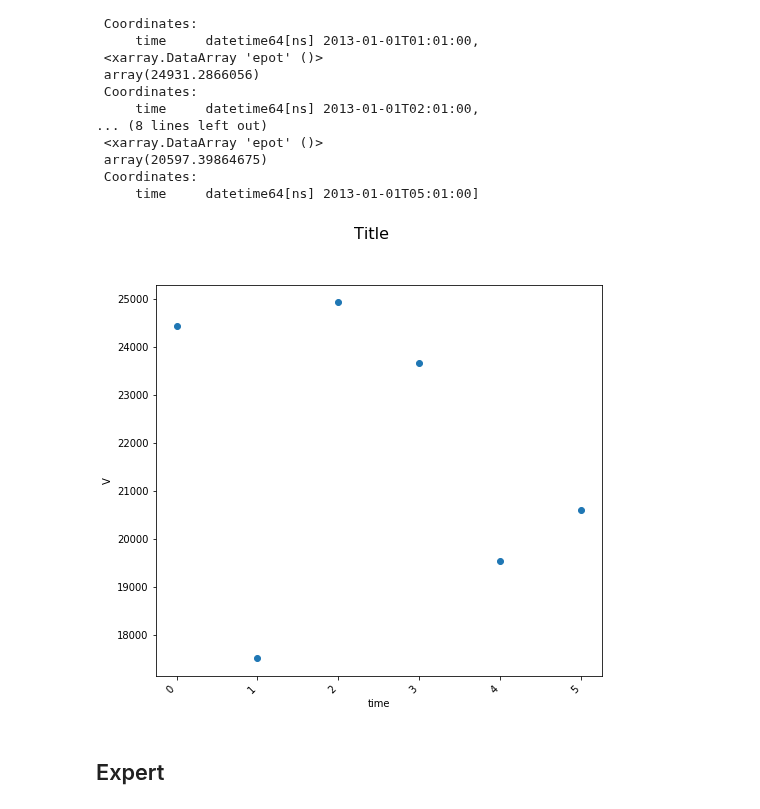
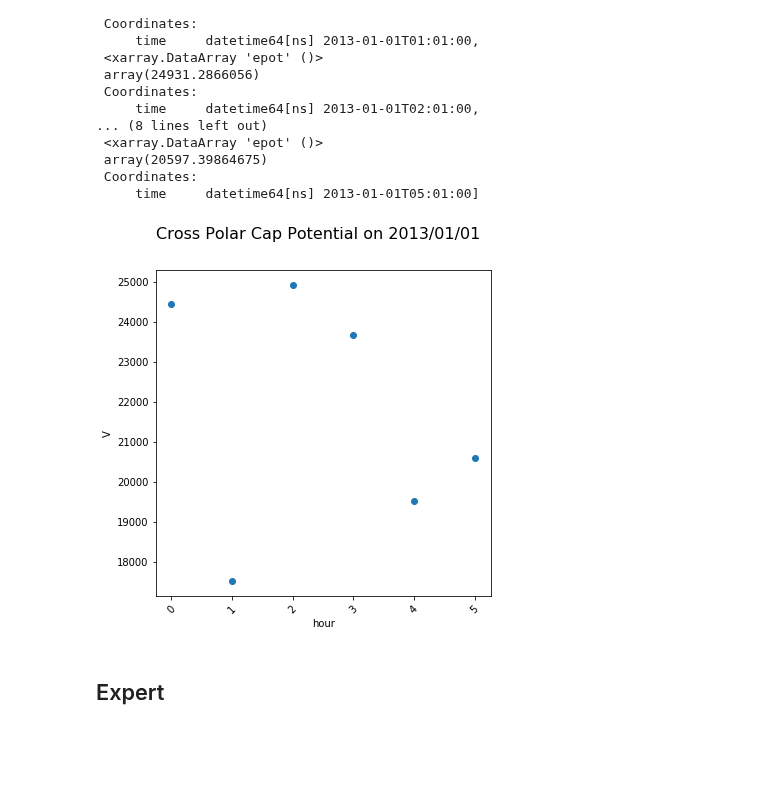
Before and after one commit to AMGeO-Collaboration/Earthcube-Meeting-2021, a Jupyter notebook: notebook/WM_0_Developing An API For AMGeO Users.ipynb, the cells around one changed output. Cells and saved outputs as stored; diff of their text form; code cells hidden in the pictures; blank space fills up the shorter version.

```diff
--- a/notebook/WM_0_Developing An API For AMGeO Users.ipynb
+++ b/notebook/WM_0_Developing An API For AMGeO Users.ipynb
@@ -456,7 +474,7 @@ array([[[-4648.63939379, -4563.64603576, -4437.49950195, ...,
     units:        V
 # %%
 # write a function to get the cross polar cap potential from a grid at time x
-def get_potential_drop(da):
+def get_cross_polar_cap_potential(da):
     max_v = -np.infty
     min_v = np.infty
     for i in range(len(da)):
@@ -469,7 +487,7 @@ def get_potential_drop(da):
 
 vs = []
 for i in range(len(epots)):
-    vs.append(get_potential_drop(epots[i]))
+    vs.append(get_cross_polar_cap_potential(epots[i]))
 
 vs
 # %% [output]
@@ -491,23 +509,25 @@ vs
  Coordinates:
      time     datetime64[ns] 2013-01-01T05:01:00]
 # %%
+def get_datetimes(times):
+    res = []
+    for i in range(len(times)):
+        x = np.datetime_as_string(times[i].time.values, unit='s')
+        res.append(datetime.strptime(x, '%Y-%m-%dT%H:%M:%S'))
+    return res
+
 # plot the values over a time series
-fig, ax = plt.subplots(figsize=(8, 8))
-fig.autofmt_xdate()
-# TODO: fix formatting here
-# ax.scatter([v.time.values for v in vs], [int(v) for v in vs])
-ax.scatter([0, 1, 2, 3, 4, 5], [int(v) for v in vs])
+fig, ax = plt.subplots(figsize=(6, 6))
+ax.scatter([el.hour for el in get_datetimes(vs)], [int(v) for v in vs])
 
 ax.set_ylabel(epots.units)
-ax.set_xlabel('time')
-#ax.xaxis.set_major_formatter(mdates.DateFormatter("%Y/%m/%d %H:%M:%S"))
-# plt.autofmt_xdate()
+ax.set_xlabel('hour')
 plt.xticks(rotation=45)
 
-fig.suptitle('Title', fontsize=16)
+fig.suptitle('Cross Polar Cap Potential on 2013/01/01', fontsize=16)
 None
 # %% [output]
-[figure, old version]
+[figure, new version]
 # %% [markdown]
 ## Expert
 # %% [markdown]
```
Also changed, not shown: parts of 13 cells of this notebook, 9 other files.
